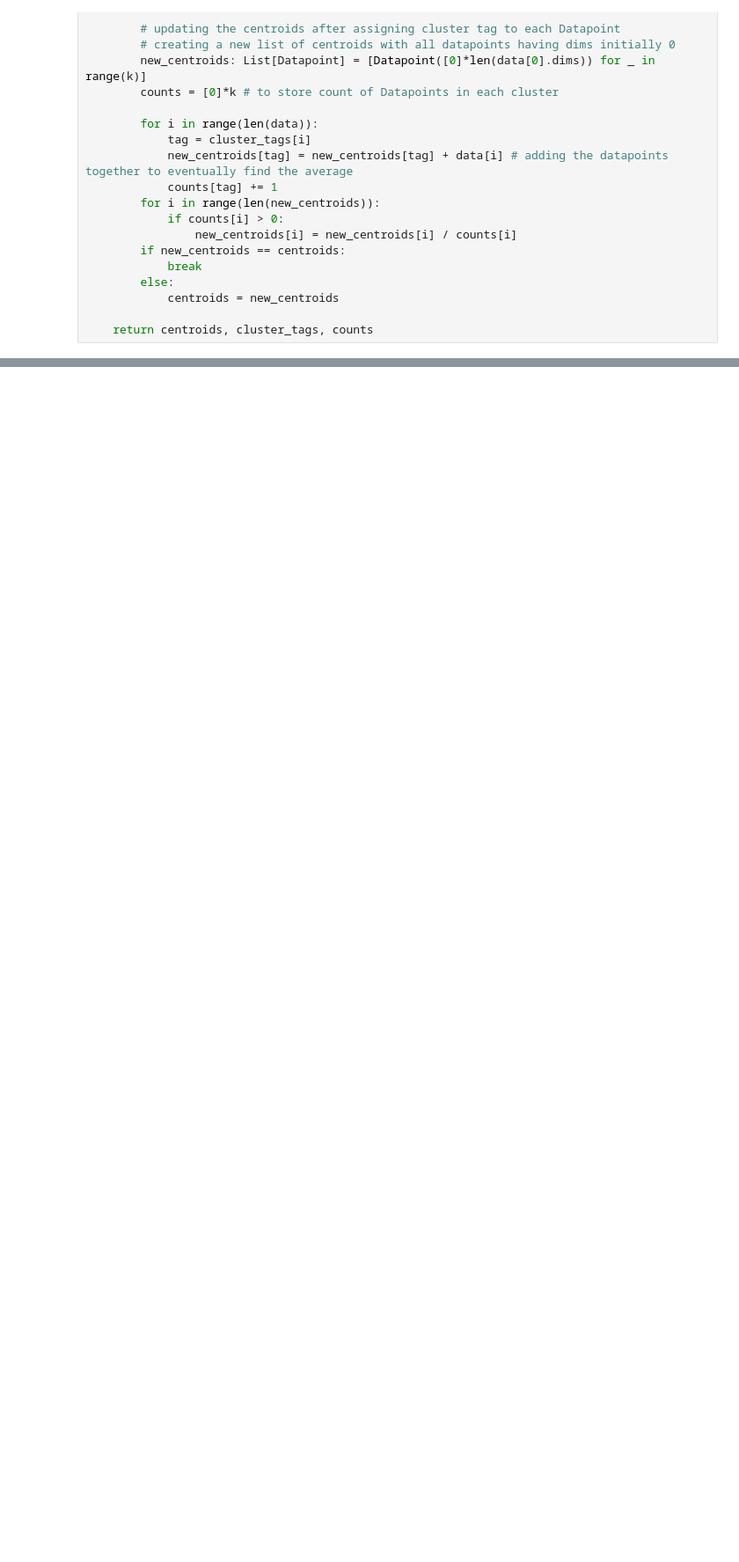
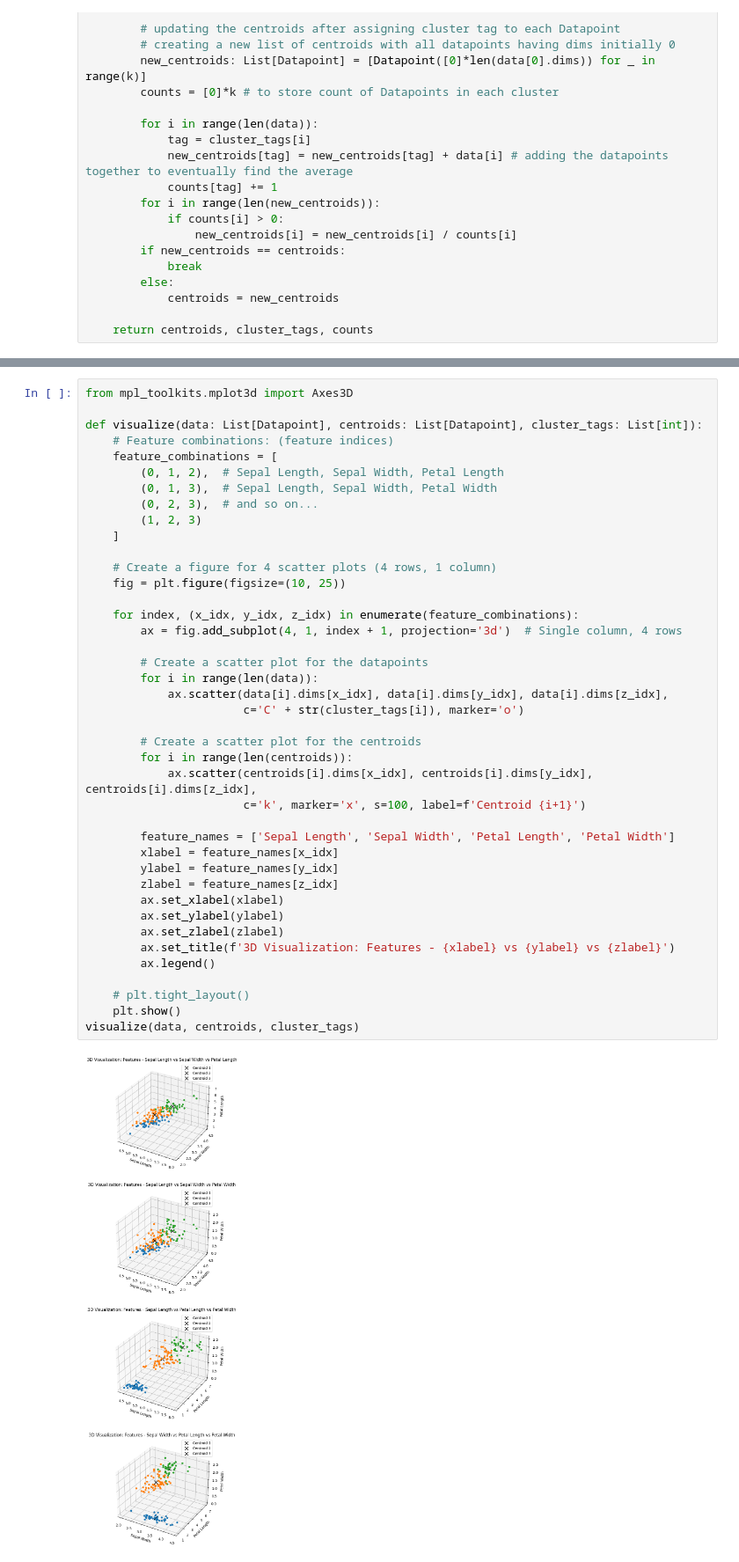
Before and after one commit to sensoubhik11/CS9030-assignment1, a Jupyter notebook: kmeans.ipynb, the cells around one changed output, grey strips where cells are left out. Shown at 88% size. Saved outputs shown, nothing was run; the diff lists cells and outputs as text; blank space fills up the shorter version.

```diff
--- a/kmeans.ipynb
+++ b/kmeans.ipynb
@@ -180,0 +189,43 @@ visualize(data, cluster_tags, centroids)
+# %%
+from mpl_toolkits.mplot3d import Axes3D
+
+def visualize(data: List[Datapoint], centroids: List[Datapoint], cluster_tags: List[int]):
+    # Feature combinations: (feature indices)
+    feature_combinations = [
+        (0, 1, 2),  # Sepal Length, Sepal Width, Petal Length
+        (0, 1, 3),  # Sepal Length, Sepal Width, Petal Width
+        (0, 2, 3),  # and so on...
+        (1, 2, 3)
+    ]
+
+    # Create a figure for 4 scatter plots (4 rows, 1 column)
+    fig = plt.figure(figsize=(10, 25))
+
+    for index, (x_idx, y_idx, z_idx) in enumerate(feature_combinations):
+        ax = fig.add_subplot(4, 1, index + 1, projection='3d')  # Single column, 4 rows
+
+        # Create a scatter plot for the datapoints
+        for i in range(len(data)):
+            ax.scatter(data[i].dims[x_idx], data[i].dims[y_idx], data[i].dims[z_idx],
+                       c='C' + str(cluster_tags[i]), marker='o')
+
+        # Create a scatter plot for the centroids
+        for i in range(len(centroids)):
+            ax.scatter(centroids[i].dims[x_idx], centroids[i].dims[y_idx], centroids[i].dims[z_idx],
+                       c='k', marker='x', s=100, label=f'Centroid {i+1}')
+
+        feature_names = ['Sepal Length', 'Sepal Width', 'Petal Length', 'Petal Width']
+        xlabel = feature_names[x_idx]
+        ylabel = feature_names[y_idx]
+        zlabel = feature_names[z_idx]
+        ax.set_xlabel(xlabel)
+        ax.set_ylabel(ylabel)
+        ax.set_zlabel(zlabel)
+        ax.set_title(f'3D Visualization: Features - {xlabel} vs {ylabel} vs {zlabel}')
+        ax.legend()
+
+    # plt.tight_layout()
+    plt.show()
+visualize(data, centroids, cluster_tags)
+# %% [output]
+[figure, added]
```
Also changed, not shown: parts of 12 cells of this notebook.
